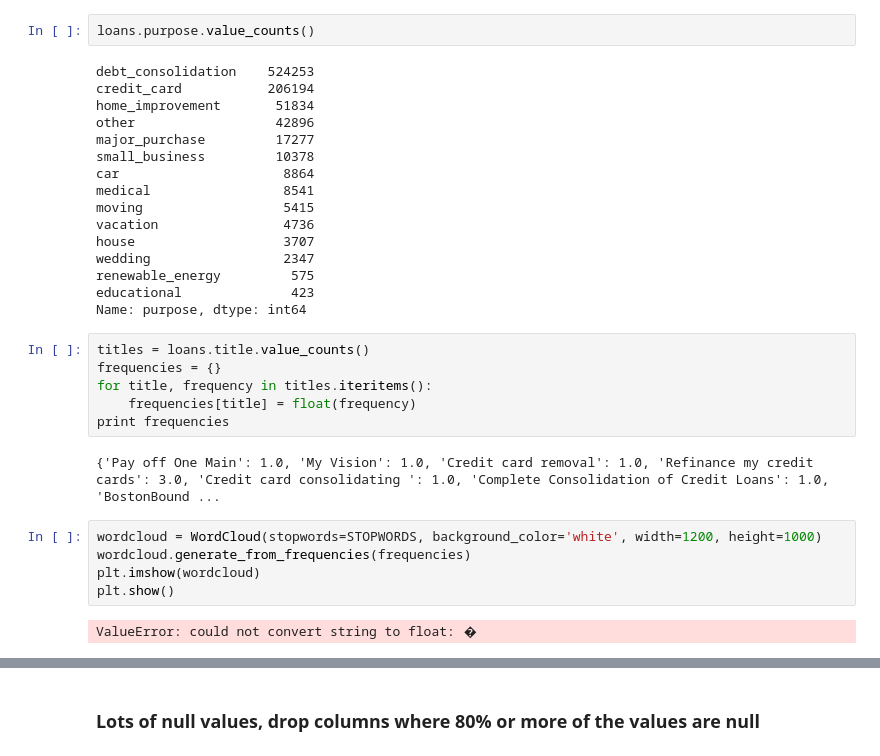
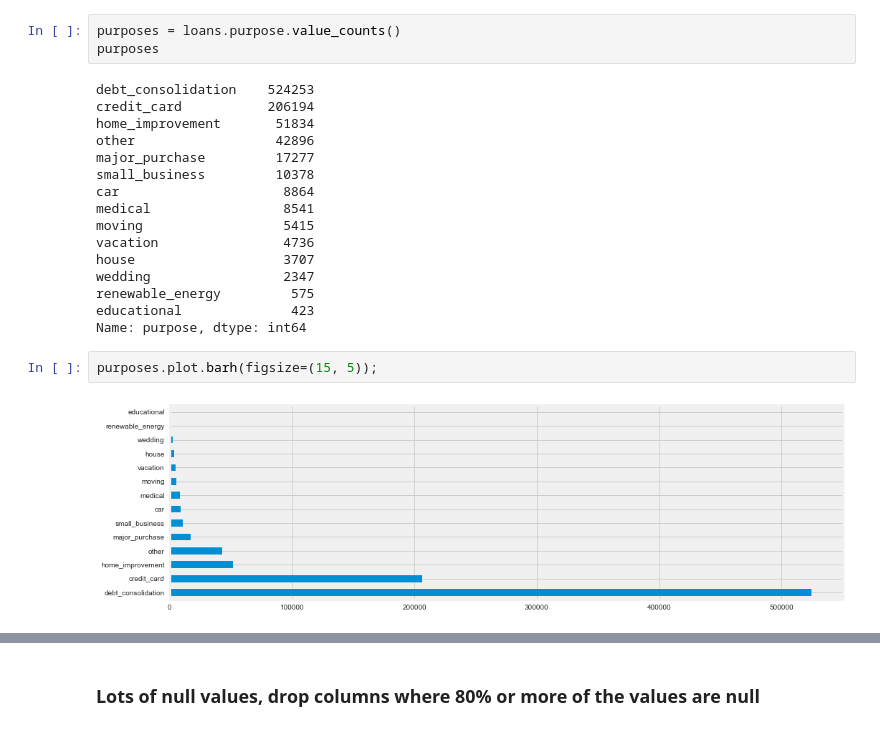
Before and after one commit to anishb/lending_club_analysis, a Jupyter notebook: Lending Club Analysis.ipynb, the cells around one changed output, grey strips where cells are left out. Drawn from its saved outputs; the diff is of its cells as text.

```diff
--- a/Lending Club Analysis.ipynb
+++ b/Lending Club Analysis.ipynb
@@ -87,7 +87,8 @@ loans.loan_amnt.plot(kind='kde', xlim=(400, 36000), x='Loan Amount');
 # %% [markdown]
 ### What are people taking these loans out for?
 # %%
-loans.purpose.value_counts()
+purposes = loans.purpose.value_counts()
+purposes
 # %% [output]
 debt_consolidation    524253
 credit_card           206194
@@ -104,18 +105,7 @@ wedding                 2347
 renewable_energy         575
 educational              423
 Name: purpose, dtype: int64
-# %%
-titles = loans.title.value_counts()
-frequencies = {}
-for title, frequency in titles.iteritems():
-    frequencies[title] = float(frequency)
-print frequencies
-# %% [output]
-{'Pay off One Main': 1.0, 'My Vision': 1.0, 'Credit card removal': 1.0, 'Refinance my credit cards': 3.0, 'Credit card consolidating ': 1.0, 'Complete Consolidation of Credit Loans': 1.0, 'BostonBound ...
-# %%
-wordcloud = WordCloud(stopwords=STOPWORDS, background_color='white', width=1200, height=1000)
-wordcloud.generate_from_frequencies(frequencies)
-plt.imshow(wordcloud)
-plt.show()
-# %% [output]
-ValueError: could not convert string to float: �
+# %%
+purposes.plot.barh(figsize=(15, 5));
+# %% [output]
+[figure, added]
```
Also changed, not shown: parts of 5 cells of this notebook.
